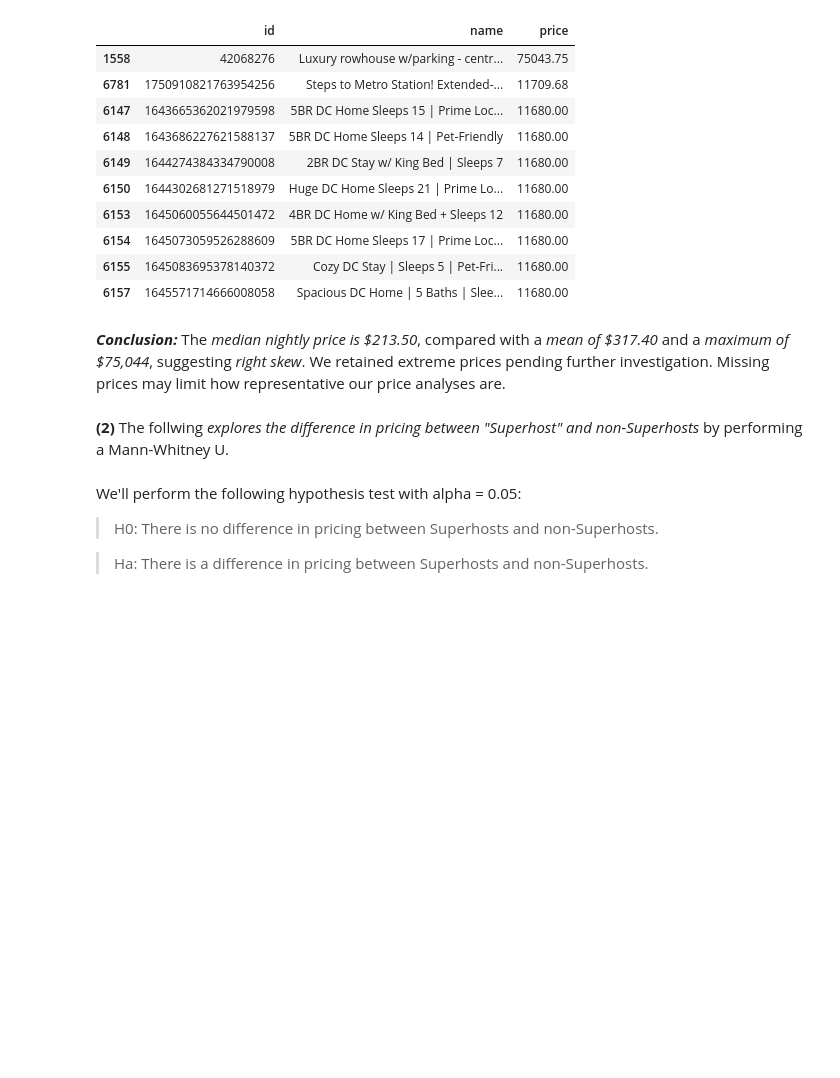
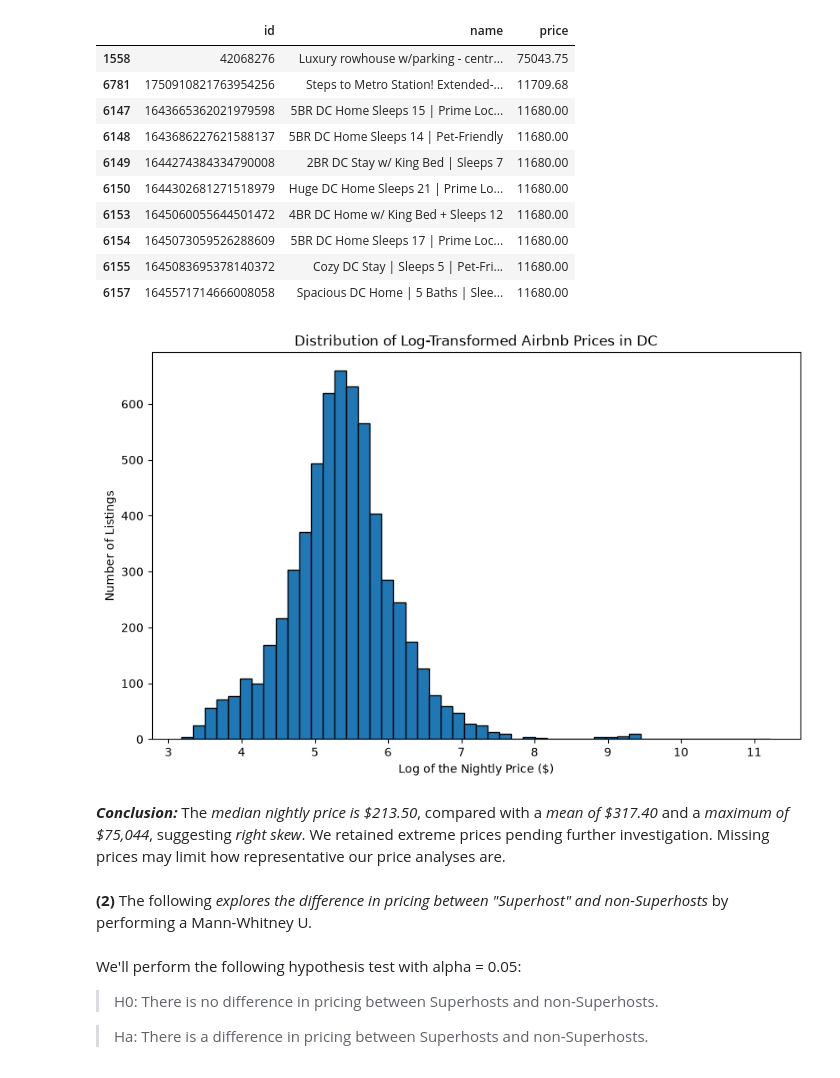
Before and after one commit to jlucman/CMSC320_IntroDataSci_FinalProject, a Jupyter notebook: final_proj.ipynb, the cells around one changed output. Saved outputs shown, nothing was run; the diff lists cells and outputs as text; code cells hidden in the pictures; blank space fills up the shorter version.

Commit message:
Charts

```diff
--- a/final_proj.ipynb
+++ b/final_proj.ipynb
@@ -133,10 +132,21 @@ display(price_df.nlargest(10, "price")[["id", "name", "price"]])
 | 6154 | 1645073059526288609 | 5BR DC Home Sleeps 17 | Prime Loc... | 11680.00 |
 | 6155 | 1645083695378140372 | Cozy DC Stay | Sleeps 5 | Pet-Fri... | 11680.00 |
 | 6157 | 1645571714666008058 | Spacious DC Home | 5 Baths | Slee... | 11680.00 |
+# %%
+# Histogram of log-transformed prices
+plt.figure(figsize = (10, 6))
+
+plt.hist(np.log(price_df["price"]), bins = 50, edgecolor = "black")
+plt.title("Distribution of Log-Transformed Airbnb Prices in DC")
+plt.xlabel("Log of the Nightly Price ($)")
+plt.ylabel("Number of Listings")
+plt.show()
+# %% [output]
+[figure, added]
 # %% [markdown]
 ***Conclusion:*** The *median nightly price is \$213.50*, compared with a *mean of \$317.40* and a *maximum of \$75,044*, suggesting *right skew*. We retained extreme prices pending further investigation. Missing prices may limit how representative our price analyses are.
 # %% [markdown]
-**(2)** The follwing *explores the difference in pricing between "Superhost" and non-Superhosts* by performing a Mann-Whitney U.
+**(2)** The following *explores the difference in pricing between "Superhost" and non-Superhosts* by performing a Mann-Whitney U.
 # %% [markdown]
 We'll perform the following hypothesis test with alpha = 0.05:
 >H0: There is no difference in pricing between Superhosts and non-Superhosts.
```
Also changed, not shown: parts of 6 cells of this notebook.
